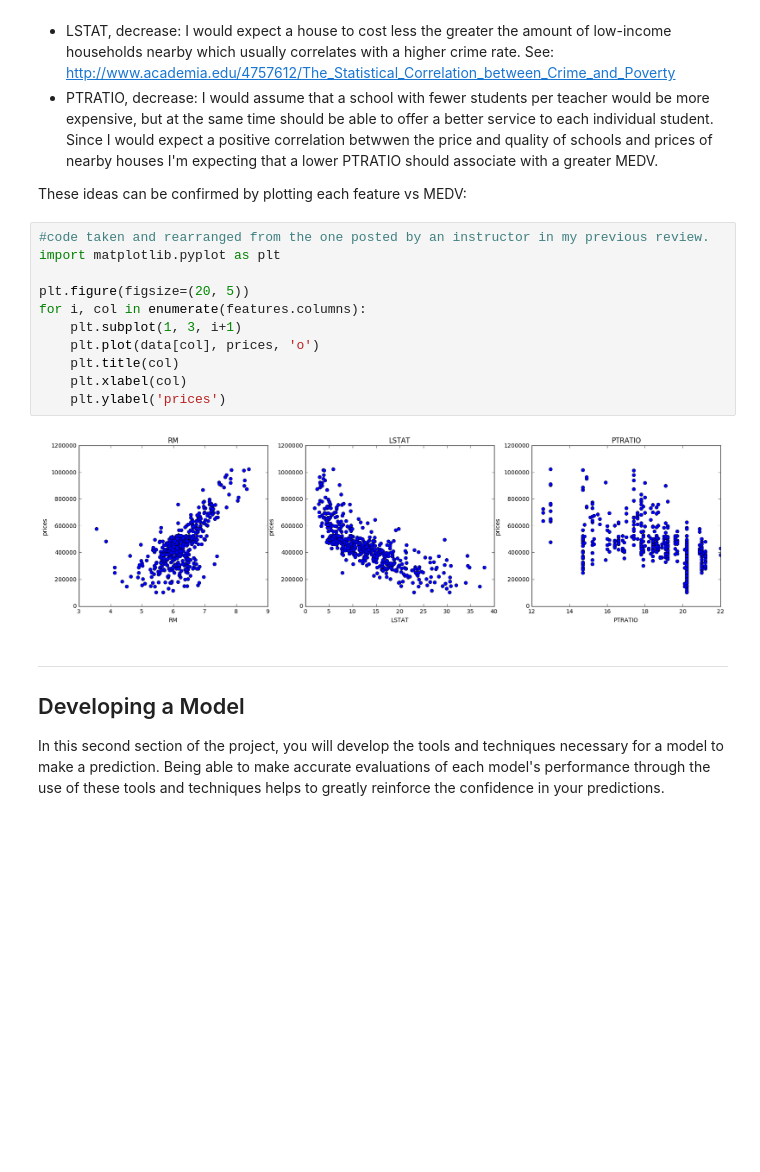
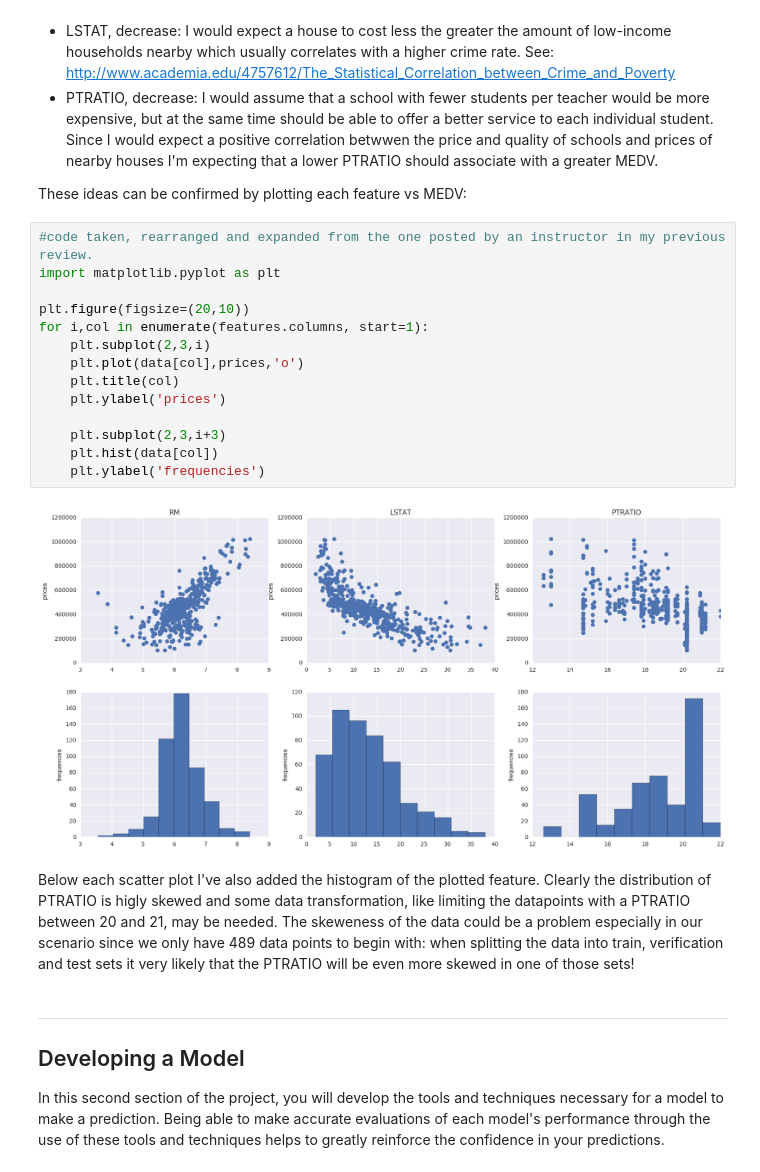
Before and after one commit to fedecava/my_udacity_projects, a Jupyter notebook: boston_housing/boston_housing.ipynb, the cells around one changed output. Saved outputs shown, nothing was run; the diff lists cells and outputs as text; blank space fills up the shorter version.

```diff
--- a/boston_housing/boston_housing.ipynb
+++ b/boston_housing/boston_housing.ipynb
@@ -115,18 +115,23 @@ _Using your intuition, for each of the three features above, do you think that a
 
 These ideas can be confirmed by plotting each feature vs MEDV:
 # %%
-#code taken and rearranged from the one posted by an instructor in my previous review.
+#code taken, rearranged and expanded from the one posted by an instructor in my previous review.
 import matplotlib.pyplot as plt
 
-plt.figure(figsize=(20, 5))
-for i, col in enumerate(features.columns):
-    plt.subplot(1, 3, i+1)
-    plt.plot(data[col], prices, 'o')
+plt.figure(figsize=(20,10))
+for i,col in enumerate(features.columns, start=1):
+    plt.subplot(2,3,i)
+    plt.plot(data[col],prices,'o')
     plt.title(col)
-    plt.xlabel(col)
     plt.ylabel('prices')
+
+    plt.subplot(2,3,i+3)
+    plt.hist(data[col])
+    plt.ylabel('frequencies')
 # %% [output]
-[figure, old version]
+[figure, new version]
+# %% [markdown]
+Below each scatter plot I've also added the histogram of the plotted feature. Clearly the distribution of PTRATIO is higly skewed and some data transformation, like limiting the datapoints with a PTRATIO between 20 and 21, may be needed. The skeweness of the data could be a problem especially in our scenario since we only have 489 data points to begin with: when splitting the data into train, verification and test sets it very likely that the PTRATIO will be even more skewed in one of those sets!
 # %% [markdown]
 ----
 
```
Also changed, not shown: parts of 13 cells of this notebook, 1 other file.
